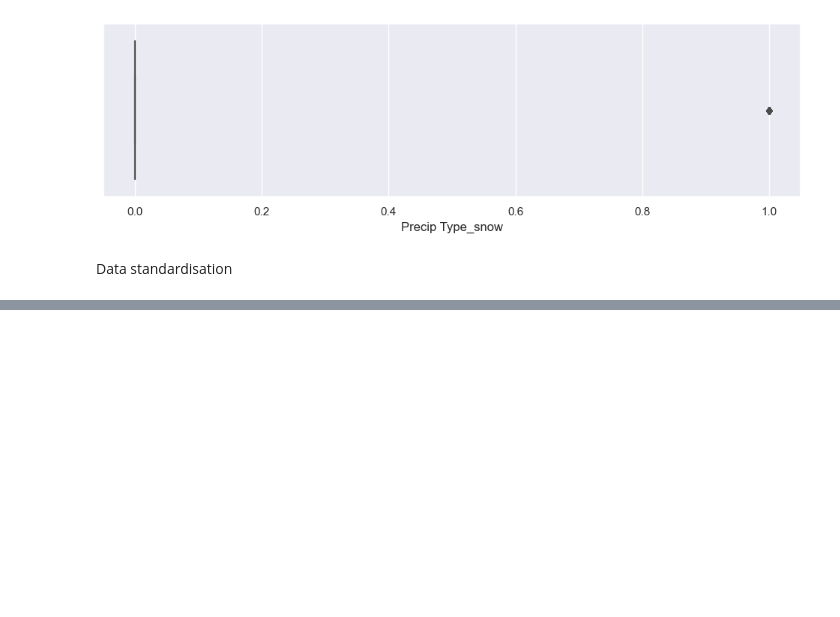
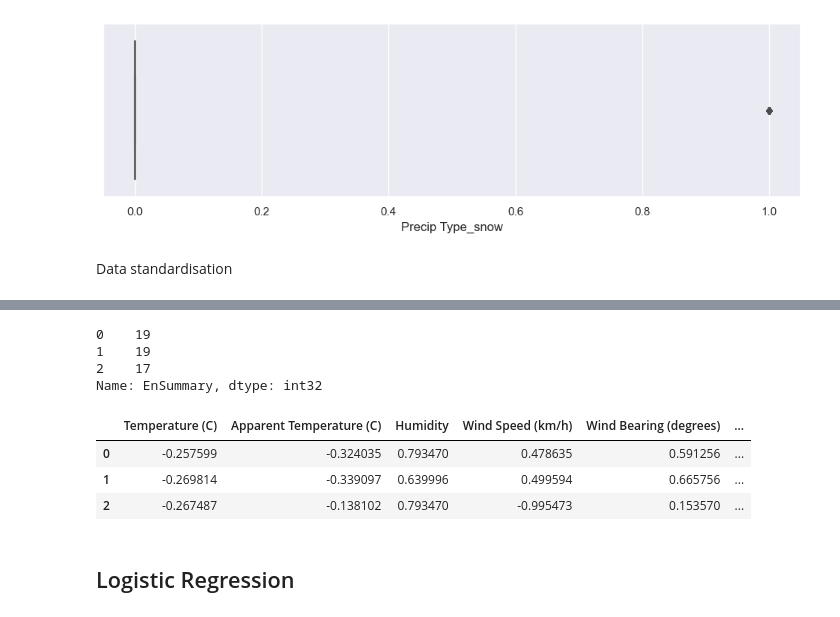
Before and after one commit to pinilDissanayaka/weather-in-szeged-2006-2016, a Jupyter notebook: weatherHistory.ipynb, the cells around one changed output, grey strips where cells are left out. Drawn from its saved outputs; the diff is of its cells as text; code cells hidden in the pictures; blank space fills up the shorter version.

```diff
--- a/weatherHistory.ipynb
+++ b/weatherHistory.ipynb
@@ -299,0 +344,14 @@ Data standardisation
+# %%
+y.head(3)
+# %% [output]
+0    19
+1    19
+2    17
+Name: EnSummary, dtype: int32
+# %%
+x.head(3)
+# %% [output]
+|  | Temperature (C) | Apparent Temperature (C) | Humidity | Wind Speed (km/h) | Wind Bearing (degrees) | ... |
+| 0 | -0.257599 | -0.324035 | 0.793470 | 0.478635 | 0.591256 | ... |
+| 1 | -0.269814 | -0.339097 | 0.639996 | 0.499594 | 0.665756 | ... |
+| 2 | -0.267487 | -0.138102 | 0.793470 | -0.995473 | 0.153570 | ... |
@@ -299,0 +360,2 @@ Data standardisation
+# %% [markdown]
+## Logistic Regression
```
Also changed, not shown: parts of 17 cells of this notebook.
